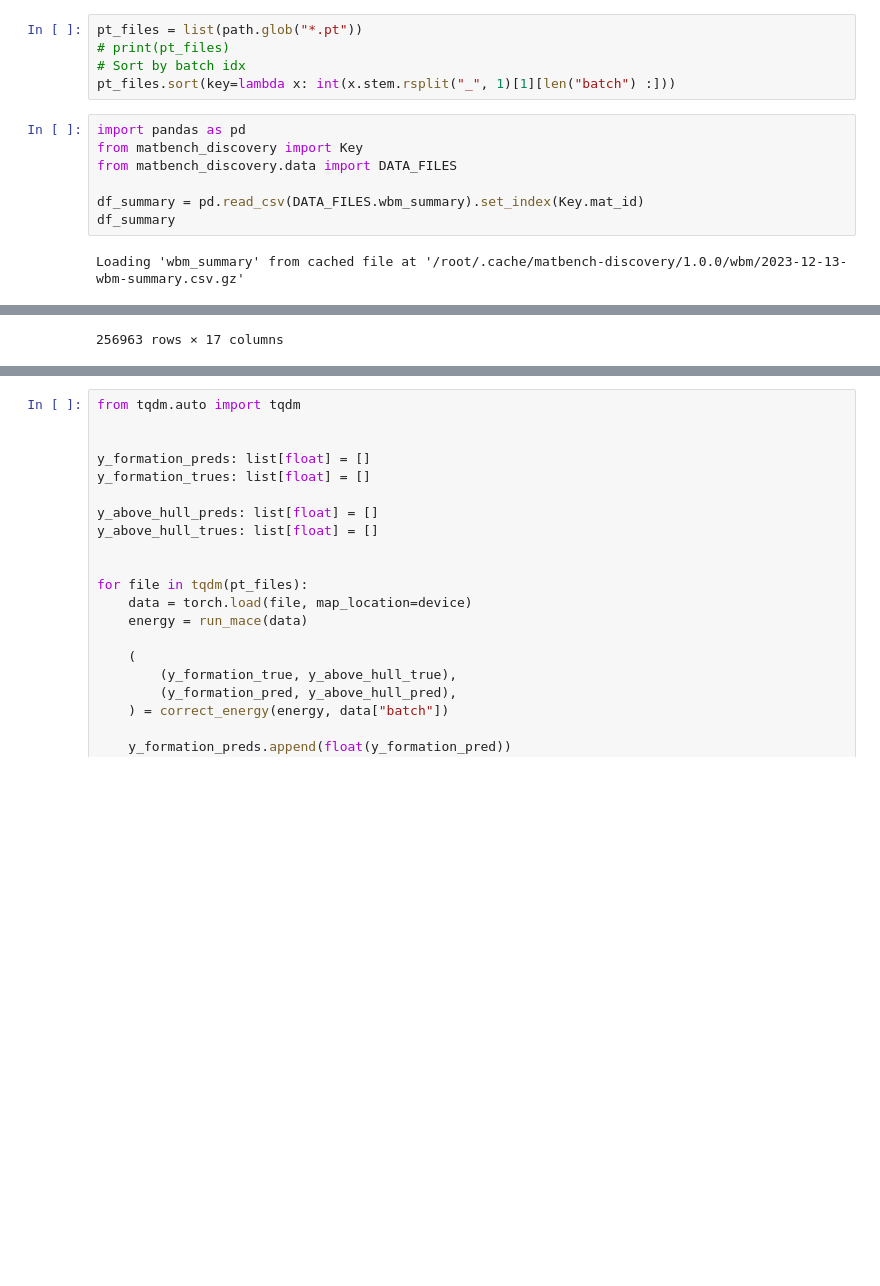
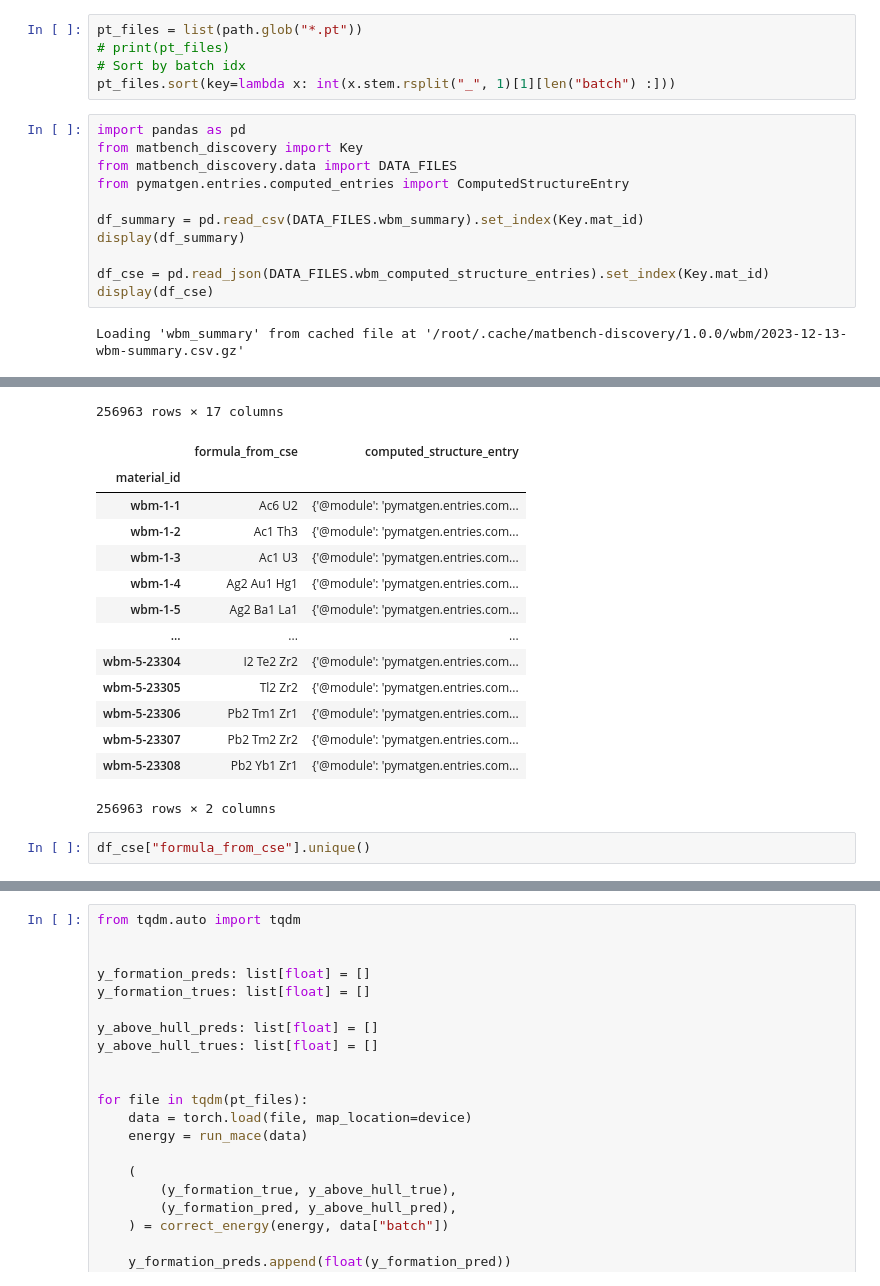
Before and after one commit to Lingyu-Kong/JMP-Peft, a Jupyter notebook: notebooks/mpd-relax-mace.ipynb, the cells around one changed output, grey strips where cells are left out. Cells and saved outputs as stored; diff of their text form; blank space fills up the shorter version.

```diff
--- a/notebooks/mpd-relax-mace.ipynb
+++ b/notebooks/mpd-relax-mace.ipynb
@@ -41,23 +41,43 @@ pt_files.sort(key=lambda x: int(x.stem.rsplit("_", 1)[1][len("batch") :]))
 # %%
 import pandas as pd
 from matbench_discovery import Key
 from matbench_discovery.data import DATA_FILES
+from pymatgen.entries.computed_entries import ComputedStructureEntry
 
 df_summary = pd.read_csv(DATA_FILES.wbm_summary).set_index(Key.mat_id)
-df_summary
+display(df_summary)
+
+df_cse = pd.read_json(DATA_FILES.wbm_computed_structure_entries).set_index(Key.mat_id)
+display(df_cse)
 # %% [output]
 Loading 'wbm_summary' from cached file at '/root/.cache/matbench-discovery/1.0.0/wbm/2023-12-13-wbm-summary.csv.gz'
 |  | formula | n_sites | volume | uncorrected_energy | e_form_per_atom_wbm | e_above_hull_wbm | bandgap_pbe | ... |
 | material_id |  |  |  |  |  |  |  | ... |
 | wbm-1-1 | Ac6 U2 | 8.0 | 317.48 | -42.954 | 0.550 | 0.550 | 0.0 | ... |
 | wbm-1-2 | Ac1 Th3 | 4.0 | 137.42 | -25.858 | 0.125 | 0.125 | 0.0 | ... |
 | wbm-1-3 | Ac1 U3 | 4.0 | 100.81 | -34.934 | 0.768 | 0.768 | 0.0 | ... |
 | wbm-1-4 | Ag2 Au1 Hg1 | 4.0 | 76.26 | -9.114 | 0.030 | 0.063 | 0.0 | ... |
 | wbm-1-5 | Ag2 Ba1 La1 | 4.0 | 124.15 | -13.222 | -0.178 | 0.100 | 0.0 | ... |
 | ... | ... | ... | ... | ... | ... | ... | ... | ... |
 | wbm-5-23304 | I2 Te2 Zr2 | 6.0 | 203.35 | -31.883 | -0.911 | 0.021 | 0.0 | ... |
 | wbm-5-23305 | Tl2 Zr2 | 4.0 | 92.16 | -21.578 | 0.062 | 0.141 | 0.0 | ... |
 | wbm-5-23306 | Pb2 Tm1 Zr1 | 4.0 | 108.43 | -21.085 | -0.163 | 0.126 | 0.0 | ... |
 | wbm-5-23307 | Pb2 Tm2 Zr2 | 6.0 | 171.01 | -35.591 | -0.356 | -0.059 | 0.0 | ... |
 | wbm-5-23308 | Pb2 Yb1 Zr1 | 4.0 | 113.16 | -18.109 | -0.157 | 0.219 | 0.0 | ... |
 256963 rows × 17 columns
+|  | formula_from_cse | computed_structure_entry |
+| material_id |  |  |
+| wbm-1-1 | Ac6 U2 | {'@module': 'pymatgen.entries.com... |
+| wbm-1-2 | Ac1 Th3 | {'@module': 'pymatgen.entries.com... |
+| wbm-1-3 | Ac1 U3 | {'@module': 'pymatgen.entries.com... |
+| wbm-1-4 | Ag2 Au1 Hg1 | {'@module': 'pymatgen.entries.com... |
+| wbm-1-5 | Ag2 Ba1 La1 | {'@module': 'pymatgen.entries.com... |
+| ... | ... | ... |
+| wbm-5-23304 | I2 Te2 Zr2 | {'@module': 'pymatgen.entries.com... |
+| wbm-5-23305 | Tl2 Zr2 | {'@module': 'pymatgen.entries.com... |
+| wbm-5-23306 | Pb2 Tm1 Zr1 | {'@module': 'pymatgen.entries.com... |
+| wbm-5-23307 | Pb2 Tm2 Zr2 | {'@module': 'pymatgen.entries.com... |
+| wbm-5-23308 | Pb2 Yb1 Zr1 | {'@module': 'pymatgen.entries.com... |
+256963 rows × 2 columns
+# %%
+df_cse["formula_from_cse"].unique()
```
Also changed, not shown: parts of 11 cells of this notebook, 2 other files.
